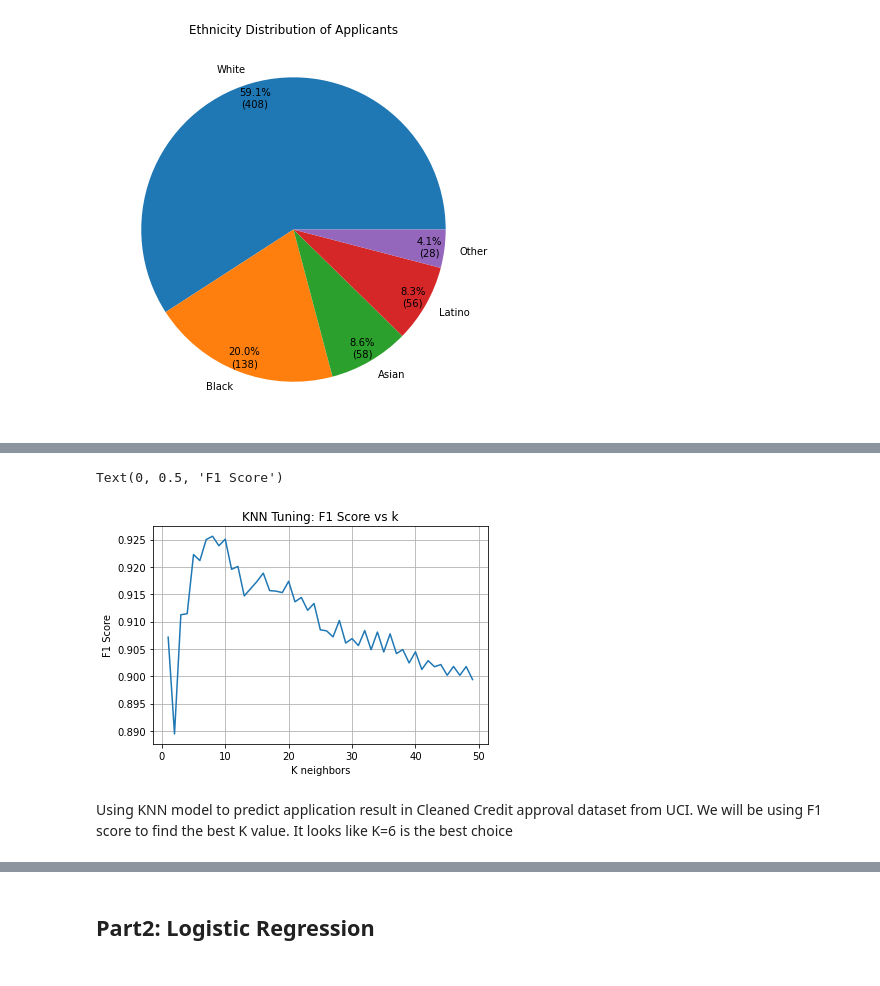
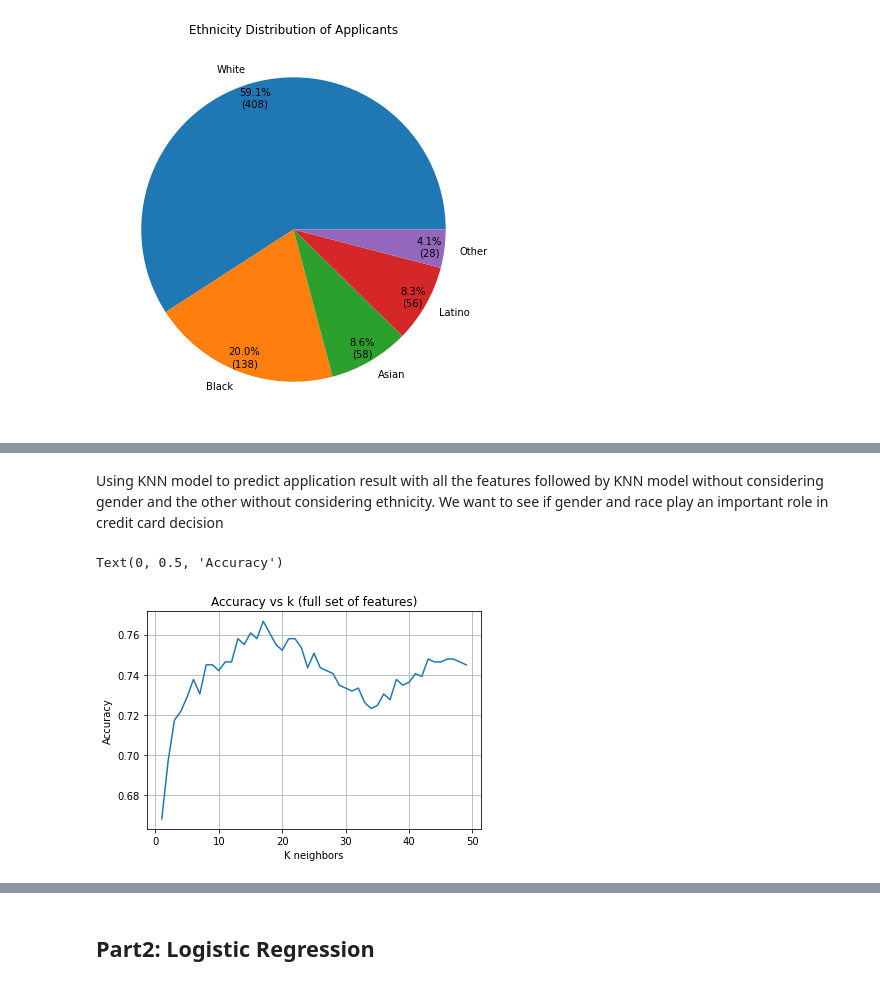
Before and after one commit to yship1002/yship1002.github.io, a Jupyter notebook: notebook/project.ipynb, the cells around one changed output, grey strips where cells are left out. Cells and saved outputs as stored; diff of their text form; code cells hidden in the pictures.

```diff
--- a/notebook/project.ipynb
+++ b/notebook/project.ipynb
@@ -210,0 +216,5 @@ Text(0, 0.5, 'Frequency')
+# %%
+df_small['Gender_label']=["Male" if i==1 else "Female" for i in df_small['Gender']]
+plt.hist(df_small['Gender_label'])
+plt.ylabel('Frequency')
+plt.title("Gender Distribution of Applicants")
@@ -211,34 +239,30 @@ Text(0, 0.5, 'Frequency')
+# %% [markdown]
+<p>Using KNN model to predict application result with all the features followed by KNN model without considering gender and the other without considering ethnicity. We want to see if gender and race play an important role in credit card decision</p>
 # %%
-# Establish model and pipeline
 k_list=list(range(1,50))
 accuracyscore=[]
 for k in k_list:
     model = KNeighborsClassifier(n_neighbors=k)
     scaler=StandardScaler()
     vec = DictVectorizer(sparse=False)
     pipeline = Pipeline([
         ("vec",vec),
         ("scaler", scaler),
         ("model", model)
     ])
-    features=['reports', 'age', 'income', 'share', 'expenditure', 'owner',
-       'selfemp', 'dependents', 'months', 'majorcards', 'active']
+    features=['Gender', 'Age', 'Debt', 'Married', 'BankCustomer','is_black',
+              'YearsEmployed', 'Employed', 'CreditScore', 'ZipCode', 'Income']
     # define the training data
-
-    X_train = df_big[features]
-    y_train = df_big['card']
-
+    X_train = df_small[features]
+    y_train = df_small['Approved']
     X_train=X_train.to_dict(orient="records")
 
-
-    accuracyscore.append(cross_validate(pipeline, X_train, y_train, cv=10,scoring="f1",return_train_score=True)['test_score'].mean())
+    accuracyscore.append(cross_validate(pipeline, X_train, y_train, cv=10,scoring="accuracy",return_train_score=True)['test_score'].mean())
 plt.plot(k_list,accuracyscore)
-plt.title("KNN Tuning: F1 Score vs k")
+plt.title("Accuracy vs k (full set of features)")
 plt.grid()
 plt.xlabel("K neighbors")
-plt.ylabel("F1 Score")
+plt.ylabel("Accuracy")
 # %% [output]
-Text(0, 0.5, 'F1 Score')
+Text(0, 0.5, 'Accuracy')
-[figure, old version]
+[figure, new version]
-# %% [markdown]
-<p>Using KNN model to predict application result in Cleaned Credit approval dataset from UCI. We will be using F1 score to find the best K value. It looks like K=6 is the best choice</p>
```
Also changed, not shown: parts of 38 cells of this notebook, 3 other files.
